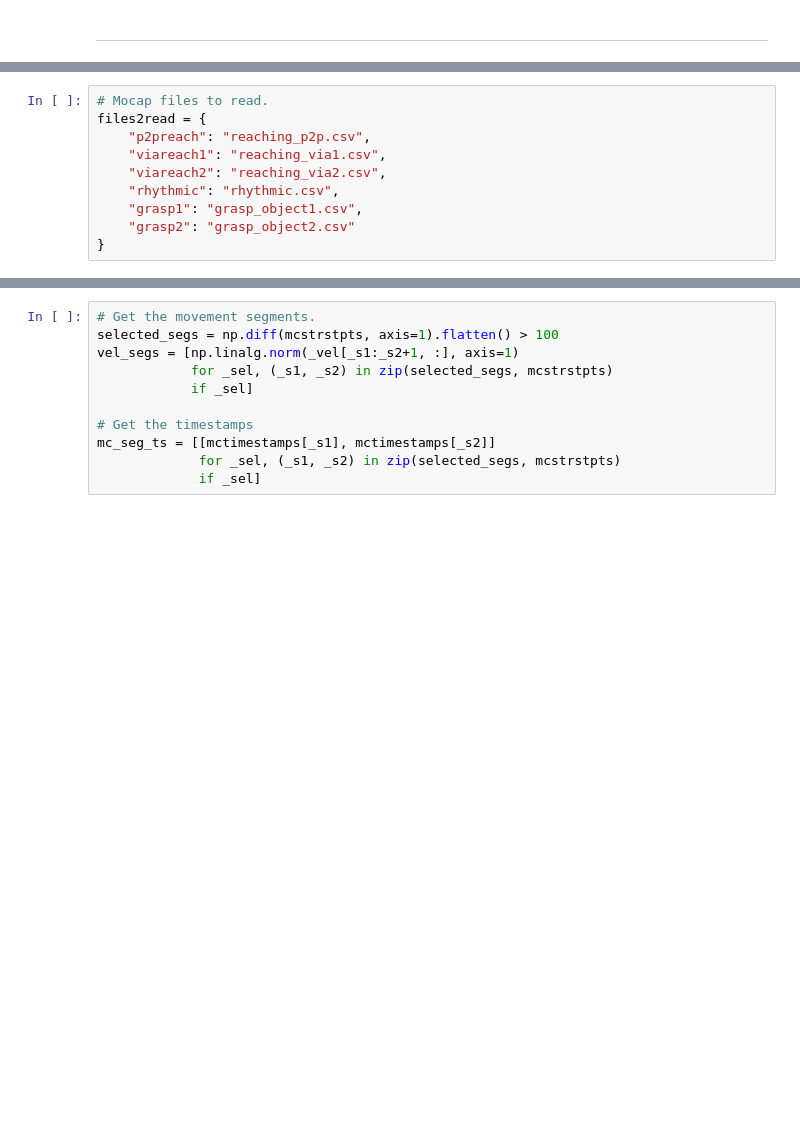
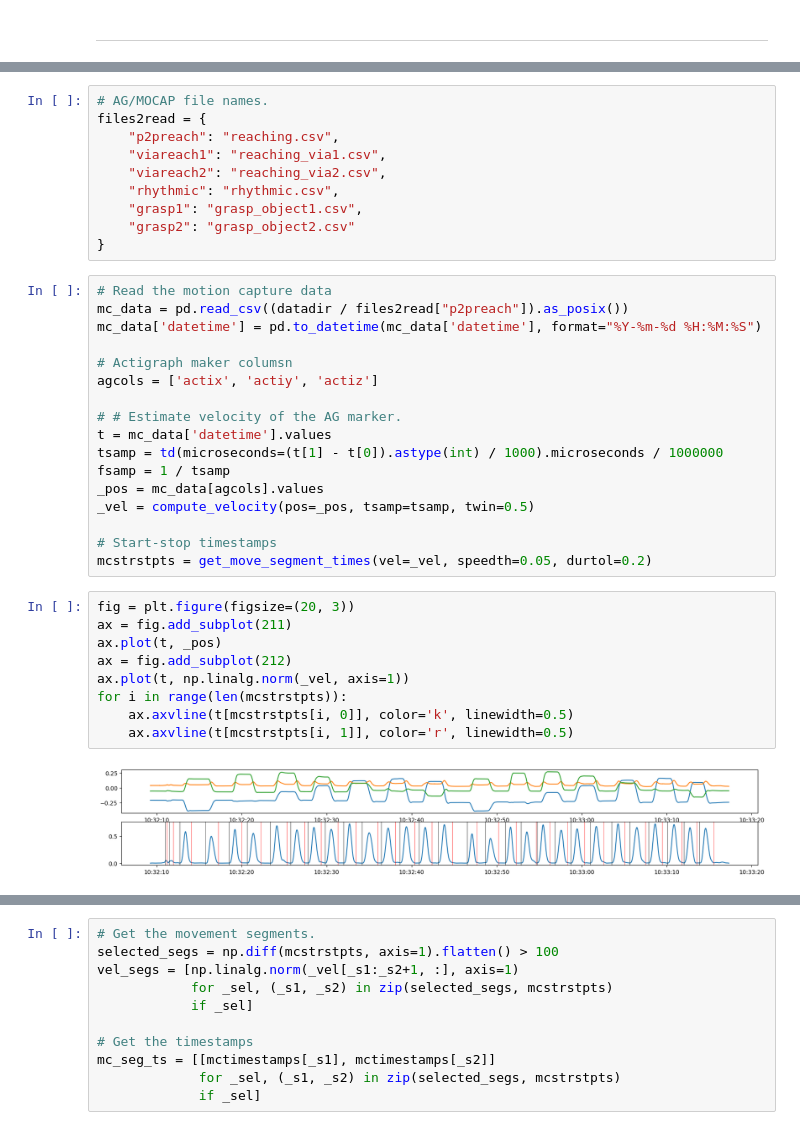
Before and after one commit to siva82kb/monalysa, a Jupyter notebook: docs/source/notebooks/smoothness_analysis_imu.ipynb, the cells around one changed output, grey strips where cells are left out. Cells and saved outputs as stored; diff of their text form; blank space fills up the shorter version.

```diff
--- a/docs/source/notebooks/smoothness_analysis_imu.ipynb
+++ b/docs/source/notebooks/smoothness_analysis_imu.ipynb
@@ -166,10 +183,38 @@ ag_datadir = pathlib.Path("../../../data/actigraph_raw_data/")
 # %%
-# Mocap files to read.
+# AG/MOCAP file names.
 files2read = {
-    "p2preach": "reaching_p2p.csv",
+    "p2preach": "reaching.csv",
     "viareach1": "reaching_via1.csv",
     "viareach2": "reaching_via2.csv",
     "rhythmic": "rhythmic.csv",
     "grasp1": "grasp_object1.csv",
     "grasp2": "grasp_object2.csv"
 }
+# %%
+# Read the motion capture data
+mc_data = pd.read_csv((datadir / files2read["p2preach"]).as_posix())
+mc_data['datetime'] = pd.to_datetime(mc_data['datetime'], format="%Y-%m-%d %H:%M:%S")
+
+# Actigraph maker columsn
+agcols = ['actix', 'actiy', 'actiz']
+
+# # Estimate velocity of the AG marker.
+t = mc_data['datetime'].values
+tsamp = td(microseconds=(t[1] - t[0]).astype(int) / 1000).microseconds / 1000000
+fsamp = 1 / tsamp
+_pos = mc_data[agcols].values
+_vel = compute_velocity(pos=_pos, tsamp=tsamp, twin=0.5)
+
+# Start-stop timestamps
+mcstrstpts = get_move_segment_times(vel=_vel, speedth=0.05, durtol=0.2)
+# %%
+fig = plt.figure(figsize=(20, 3))
+ax = fig.add_subplot(211)
+ax.plot(t, _pos)
+ax = fig.add_subplot(212)
+ax.plot(t, np.linalg.norm(_vel, axis=1))
+for i in range(len(mcstrstpts)):
+    ax.axvline(t[mcstrstpts[i, 0]], color='k', linewidth=0.5)
+    ax.axvline(t[mcstrstpts[i, 1]], color='r', linewidth=0.5)
+# %% [output]
+[figure, added]
```
Also changed, not shown: parts of 21 cells of this notebook, 1 other file.
